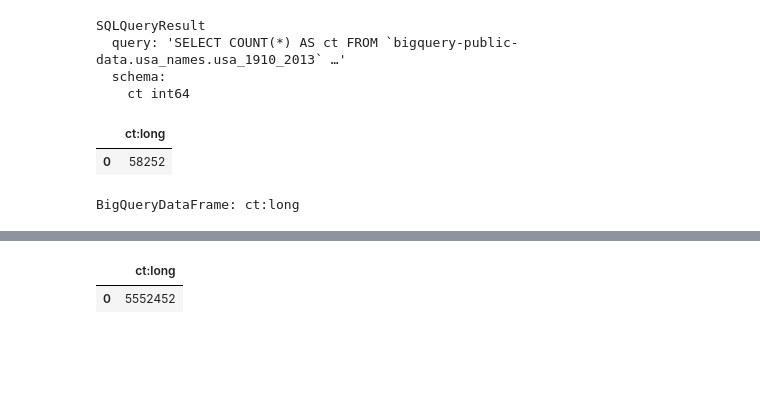
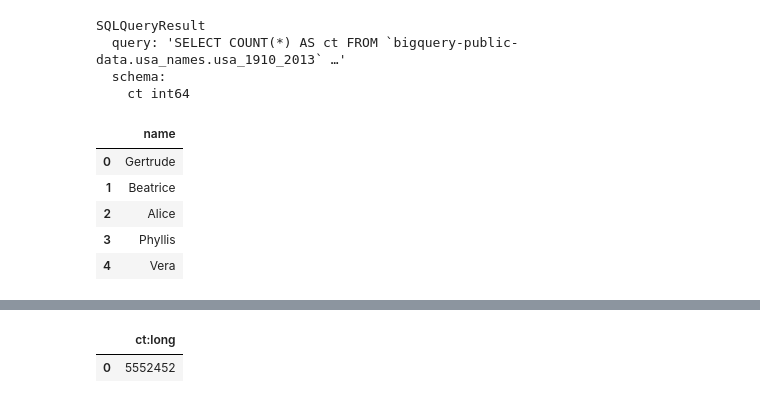
Before and after one commit to fugue-project/tutorials, a Jupyter notebook: tutorials/integrations/warehouses/bigquery.ipynb, the cells around one changed output, grey strips where cells are left out. Cells and saved outputs as stored; diff of their text form; code cells hidden in the pictures; blank space fills up the shorter version.

```diff
--- a/tutorials/integrations/warehouses/bigquery.ipynb
+++ b/tutorials/integrations/warehouses/bigquery.ipynb
@@ -232,5 +233,3 @@ BigQueryTable: bigquery-public-data.usa_names.usa_1910_2013
   year   int64
   name   string
   number int64
-# %%
-fbqa.load_table("bigquery-public-data.usa_names.usa_1910_2013", as_fugue=True)  # BigQueryDataFrame
@@ -252,4 +238,6 @@ Notice the `sample` parameter can effectively reduce the size of data loaded so
 # %%
-fbqa.load_table("bigquery-public-data.usa_names.usa_1910_2013", sample=0.0001, engine="pandas")
+# Pandas DataFrame
+df = fbqa.load_table("bigquery-public-data.usa_names.usa_1910_2013", sample=0.0001, engine="pandas")
+df.head()
 # %% [output]
 |  | state | gender | year | name | number |
@@ -273,0 +251,7 @@ It is similar to load_table, but the input will be a SQL query. In some cases, t
+# %%
+df = fbqa.load_table("bigquery-public-data.usa_names.usa_1910_2013",
+                     sample=0.0001,
+                     columns=["state", "gender","name"],
+                     row_filter="name='Mary'",
+                     engine="pandas")
+df.head()
@@ -283,12 +279,16 @@ SQLQueryResult
   schema:
     ct int64
 # %%
+# Pandas DataFrame
 fbqa.load_sql("""
-SELECT COUNT(*) AS ct
+SELECT name
 FROM `bigquery-public-data.usa_names.usa_1910_2013` TABLESAMPLE SYSTEM (1 PERCENT)
 WHERE state='CA'
-""", as_fugue=True)  # BigQueryDataFrame
+""", engine="pandas").head()
 # %% [output]
-|  | ct:long |
-| 0 | 58252 |
+|  | name |
+| 0 | Gertrude |
+| 1 | Beatrice |
+| 2 | Alice |
+| 3 | Phyllis |
+| 4 | Vera |
-BigQueryDataFrame: ct:long
```
Also changed, not shown: parts of 19 cells of this notebook, 1 other file.
